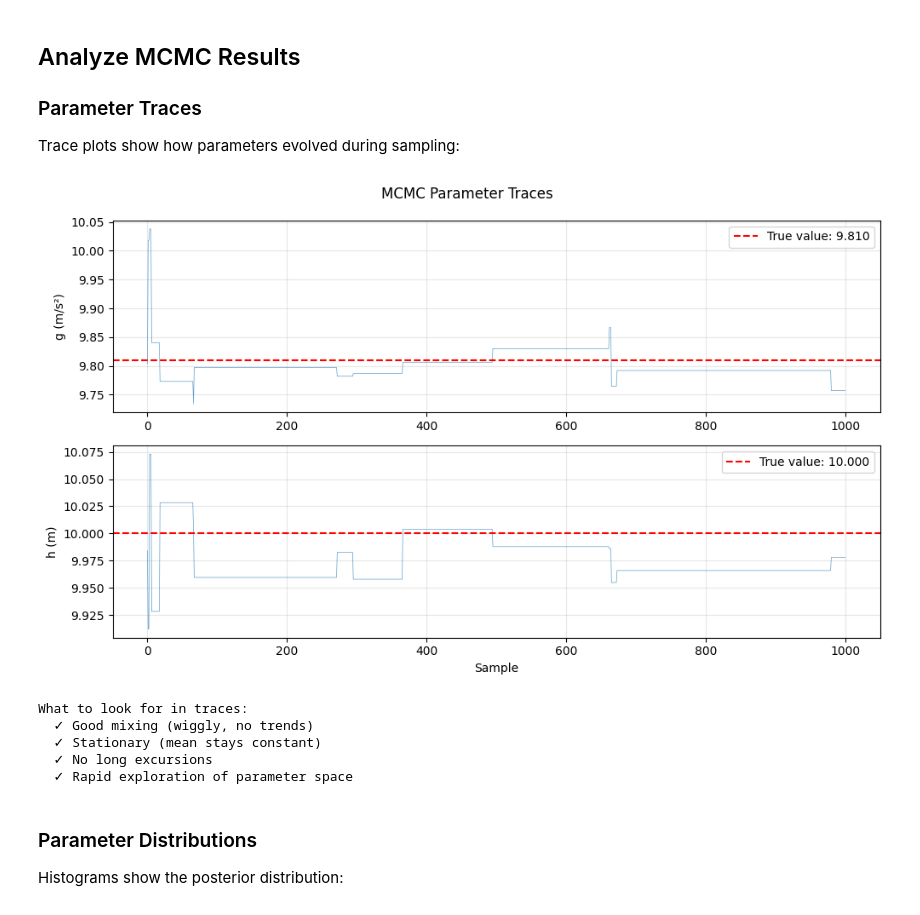
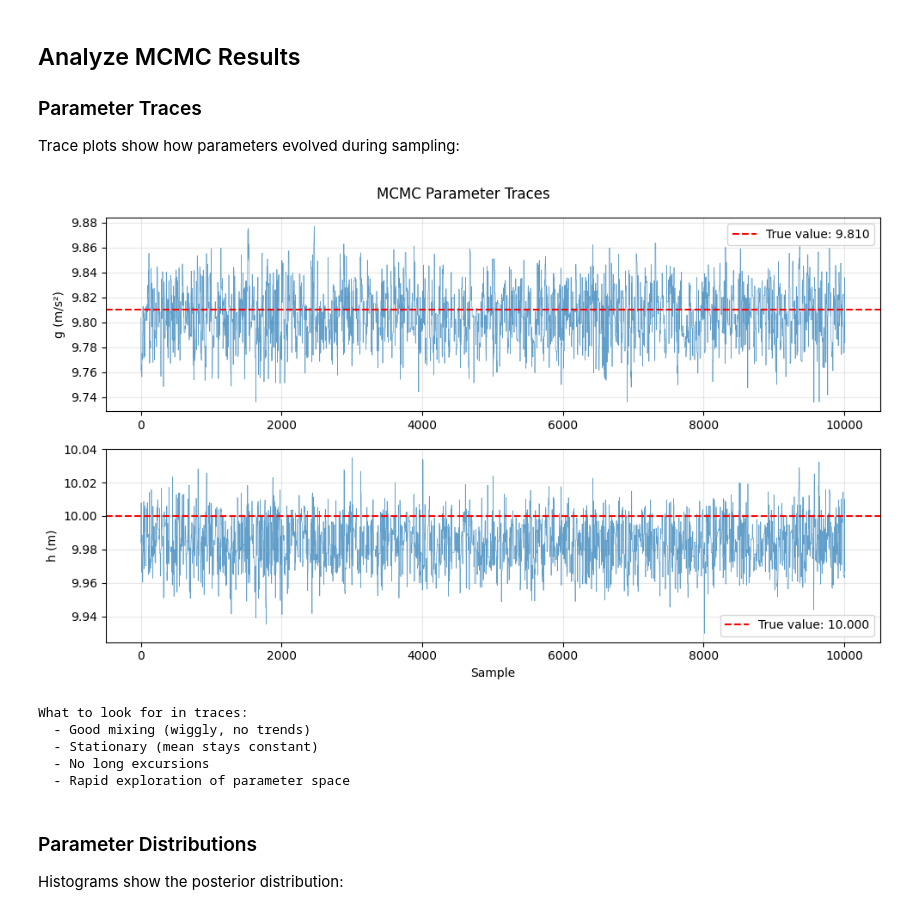
Before and after one commit to BradyPlanden/diffid, a Jupyter notebook: docs/tutorials/notebooks/03_parameter_uncertainty.ipynb, the cells around one changed output. Saved outputs shown, nothing was run; the diff lists cells and outputs as text; code cells hidden in the pictures.

```diff
--- a/docs/tutorials/notebooks/03_parameter_uncertainty.ipynb
+++ b/docs/tutorials/notebooks/03_parameter_uncertainty.ipynb
@@ -214,17 +214,14 @@ problem_sampling = builder_sampling.build()
 # Setup MCMC sampler
 sampler = (
     chron.MetropolisHastings()
-    .with_num_chains(3)
+    .with_num_chains(10)
     .with_iterations(1000)
-    .with_step_size(0.25)
+    .with_step_size(0.035)
 )
 
 print("\n" + "=" * 60)
 print("MCMC SAMPLING")
 print("=" * 60)
-print("Chains: 100")
-print("Iterations per chain: 1000")
-print(f"Total samples: {mcmc_result.draws}")
 print(f"\nStarting from MAP estimate: g = {g_map:.4f}, h = {h_map:.4f}")
 print("\nRunning MCMC... (this may take a minute)")
 
@@ -232,15 +229,17 @@ print("\nRunning MCMC... (this may take a minute)")
 mcmc_result = sampler.run(problem_sampling, [g_map, h_map])
 
 print("\nSampling complete!")
-print(f"Samples shape: {len(mcmc_result), len(mcmc_result.chains[0])}")
-# print(f"Acceptance rate: {mcmc_result.acceptance_rate:.3f}")
-# print("Target acceptance: 0.20 - 0.40")
+print(f"Samples shape: {mcmc_result.samples.shape}")
+print(f"Acceptance rate: {mcmc_result.acceptance_rate}")
+print("Target acceptance: 0.20 - 0.40")
 
-# if mcmc_result.acceptance_rate < 0.15 or mcmc_result.acceptance_rate > 0.50:
-#     print("⚠️  Warning: Acceptance rate is outside optimal range")
-#     print("   Consider adjusting step_size")
-# else:
-#     print("✓ Acceptance rate looks good!")
+if np.any(mcmc_result.acceptance_rate < 0.15) or np.any(
+    mcmc_result.acceptance_rate > 0.50
+):
+    print("⚠️  Warning: Acceptance rate is outside optimal range")
+    print("   Consider adjusting step_size")
+else:
+    print("✓ Acceptance rate looks good!")
 # %% [output]
 ============================================================
 MCMC SAMPLING
@@ -268,26 +263,26 @@ Trace plots show how parameters evolved during sampling:
 # %%
 # Plot traces
 fig, axes = parameter_traces(
-    np.asarray(mcmc_result.chains[0]),
+    mcmc_result.samples,
     param_names=["g (m/s²)", "h (m)"],
     true_values=[g_true, h_true],
     show=False,
 )
 
 plt.show()
 
 print("\nWhat to look for in traces:")
-print("  ✓ Good mixing (wiggly, no trends)")
-print("  ✓ Stationary (mean stays constant)")
-print("  ✓ No long excursions")
-print("  ✓ Rapid exploration of parameter space")
+print("  - Good mixing (wiggly, no trends)")
+print("  - Stationary (mean stays constant)")
+print("  - No long excursions")
+print("  - Rapid exploration of parameter space")
 # %% [output]
-[figure, old version]
+[figure, new version]
 What to look for in traces:
-  ✓ Good mixing (wiggly, no trends)
-  ✓ Stationary (mean stays constant)
-  ✓ No long excursions
-  ✓ Rapid exploration of parameter space
+  - Good mixing (wiggly, no trends)
+  - Stationary (mean stays constant)
+  - No long excursions
+  - Rapid exploration of parameter space
 # %% [markdown]
 ### Parameter Distributions
 
```
Also changed, not shown: parts of 6 cells of this notebook, 7 other files.
